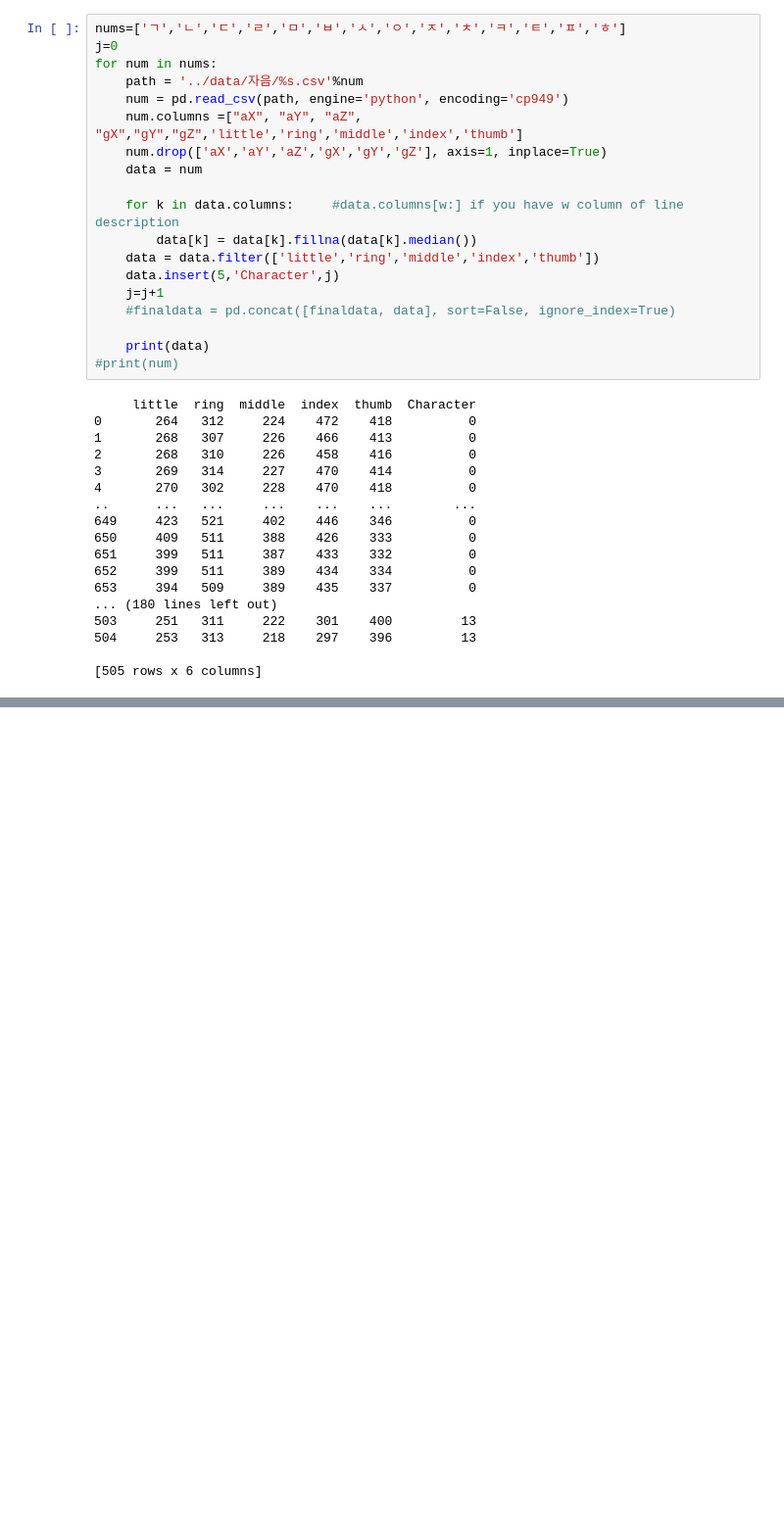
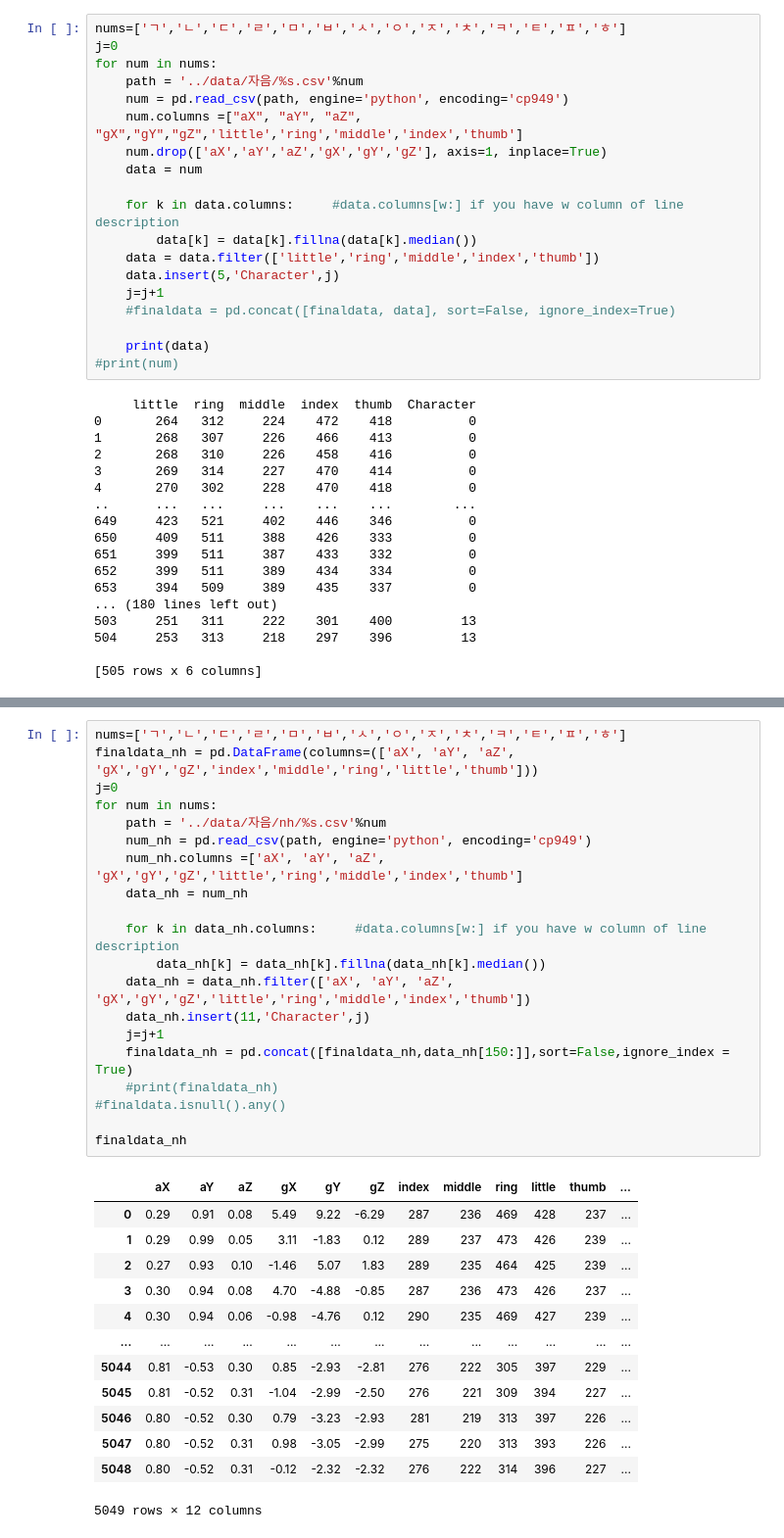
Before and after one commit to SCH-Sign-language-translation-gloves/SLTG_arduino, a Jupyter notebook: DL/DL_tset.ipynb, the cells around one changed output, grey strips where cells are left out. Shown at 98% size. Cells and saved outputs as stored; diff of their text form; blank space fills up the shorter version.

```diff
--- a/DL/DL_tset.ipynb
+++ b/DL/DL_tset.ipynb
@@ -253,0 +271,34 @@ finaldata
+# %%
+nums=['ㄱ','ㄴ','ㄷ','ㄹ','ㅁ','ㅂ','ㅅ','ㅇ','ㅈ','ㅊ','ㅋ','ㅌ','ㅍ','ㅎ']
+finaldata_nh = pd.DataFrame(columns=(['aX', 'aY', 'aZ', 'gX','gY','gZ','index','middle','ring','little','thumb']))
+j=0
+for num in nums:
+    path = '../data/자음/nh/%s.csv'%num
+    num_nh = pd.read_csv(path, engine='python', encoding='cp949')
+    num_nh.columns =['aX', 'aY', 'aZ', 'gX','gY','gZ','little','ring','middle','index','thumb']
+    data_nh = num_nh
+
+    for k in data_nh.columns:     #data.columns[w:] if you have w column of line description
+        data_nh[k] = data_nh[k].fillna(data_nh[k].median())
+    data_nh = data_nh.filter(['aX', 'aY', 'aZ', 'gX','gY','gZ','little','ring','middle','index','thumb'])
+    data_nh.insert(11,'Character',j)
+    j=j+1
+    finaldata_nh = pd.concat([finaldata_nh,data_nh[150:]],sort=False,ignore_index = True)
+    #print(finaldata_nh)
+#finaldata.isnull().any()
+
+finaldata_nh
+# %% [output]
+|  | aX | aY | aZ | gX | gY | gZ | index | middle | ring | little | thumb | ... |
+| 0 | 0.29 | 0.91 | 0.08 | 5.49 | 9.22 | -6.29 | 287 | 236 | 469 | 428 | 237 | ... |
+| 1 | 0.29 | 0.99 | 0.05 | 3.11 | -1.83 | 0.12 | 289 | 237 | 473 | 426 | 239 | ... |
+| 2 | 0.27 | 0.93 | 0.10 | -1.46 | 5.07 | 1.83 | 289 | 235 | 464 | 425 | 239 | ... |
+| 3 | 0.30 | 0.94 | 0.08 | 4.70 | -4.88 | -0.85 | 287 | 236 | 473 | 426 | 237 | ... |
+| 4 | 0.30 | 0.94 | 0.06 | -0.98 | -4.76 | 0.12 | 290 | 235 | 469 | 427 | 239 | ... |
+| ... | ... | ... | ... | ... | ... | ... | ... | ... | ... | ... | ... | ... |
+| 5044 | 0.81 | -0.53 | 0.30 | 0.85 | -2.93 | -2.81 | 276 | 222 | 305 | 397 | 229 | ... |
+| 5045 | 0.81 | -0.52 | 0.31 | -1.04 | -2.99 | -2.50 | 276 | 221 | 309 | 394 | 227 | ... |
+| 5046 | 0.80 | -0.52 | 0.30 | 0.79 | -3.23 | -2.93 | 281 | 219 | 313 | 397 | 226 | ... |
+| 5047 | 0.80 | -0.52 | 0.31 | 0.98 | -3.05 | -2.99 | 275 | 220 | 313 | 393 | 226 | ... |
+| 5048 | 0.80 | -0.52 | 0.31 | -0.12 | -2.32 | -2.32 | 276 | 222 | 314 | 396 | 227 | ... |
+5049 rows × 12 columns
```
Also changed, not shown: parts of 4 cells of this notebook, 1 other file.
